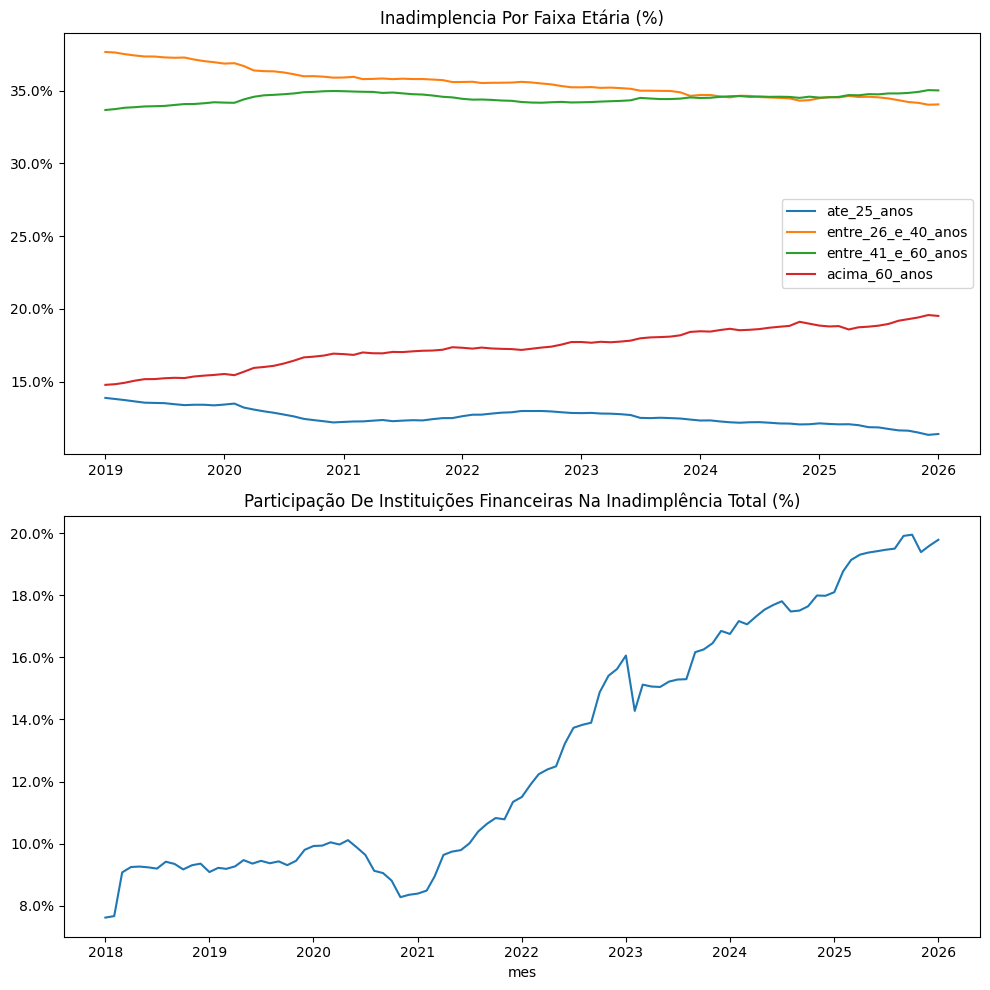
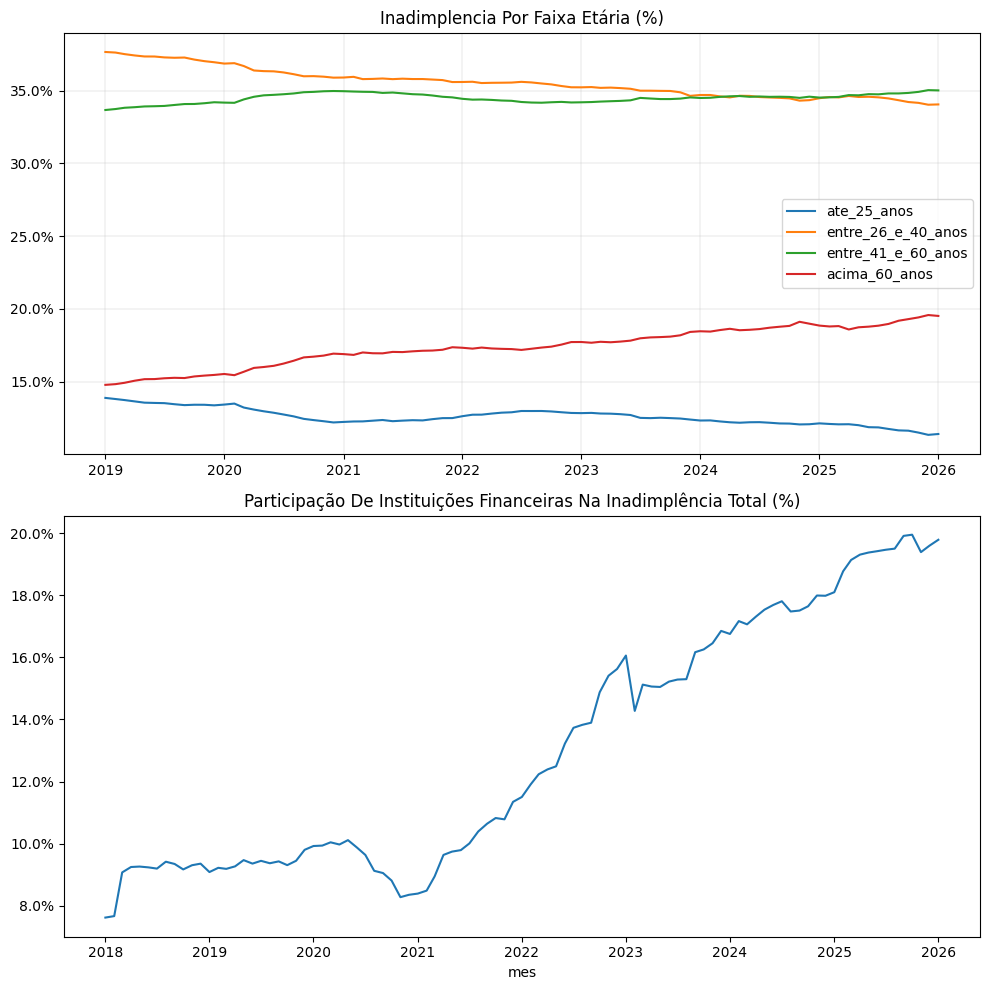
Unified diff of the notebook cell whose output changed from the first chart to the second:
--- before
+++ after
@@ -17,4 +17,5 @@
 axes[0].set_ylabel('')
 axes[0].set_xlabel('')
+axes[0].grid(lw=.2)
 
 sns.lineplot(setores[['mes', 'financeiras_F']], x='mes', y='financeiras_F', ax=axes[1])
@@ -24,32 +25,7 @@
 
 plt.tight_layout()
-plt.savefig('dash1.png')
 
 plt.show()
 
-
-plot_regiao = regioes.groupby('regiao')['consumidores_inadimplentes'].mean().reset_index()
-plot_estado = regioes.groupby('estado')['consumidores_inadimplentes'].mean().reset_index()
-fig, axes = plt.subplots(1, 2, figsize=(12, 4))
-sns.barplot(plot_regiao.sort_values('consumidores_inadimplentes', ascending=False), x='regiao', y='consumidores_inadimplentes', ax=axes[0])
-axes[0].yaxis.set_major_formatter(million_formatter)
-axes[0].set_xlabel('')
-axes[0].set_ylabel('Consumidores Inadimplentes')
-axes[0].set_title('Consumidores Inadimplentes Por Região')
-sns.barplot(plot_estado.sort_values('consumidores_inadimplentes', ascending=False).head(5),
-                 x='consumidores_inadimplentes', y='estado', orient='h', ax=axes[1])
-sns.barplot(plot_estado.sort_values('consumidores_inadimplentes', ascending=False).tail(5),
-                 x='consumidores_inadimplentes', y='estado', orient='h', ax=axes[1])
-axes[1].xaxis.set_major_formatter(million_formatter)
-axes[1].set_xlabel('')
-axes[1].set_ylabel('')
-axes[1].set_title('Consumidores Inadimplentes Por Estado')
-plt.tight_layout()
-plt.savefig('dash2.png')
-
-plt.show()
-
-
-# participação do capital financeiro no total de inadimplentes (2018 x 2026)
 fig, axes = plt.subplots(1, 2, figsize=(12, 6))
 plot = setores[['mes', 'total_financeiro_AF', 'total_nao_financeiro_BCDEGHI']].copy()
@@ -61,5 +37,4 @@
 axes[1].set_title('Participação de capitais na inadimplência (2026)')
 
-plt.savefig('dash3.png')
 plt.show()
 

Commit: adicionado documento com as entregas